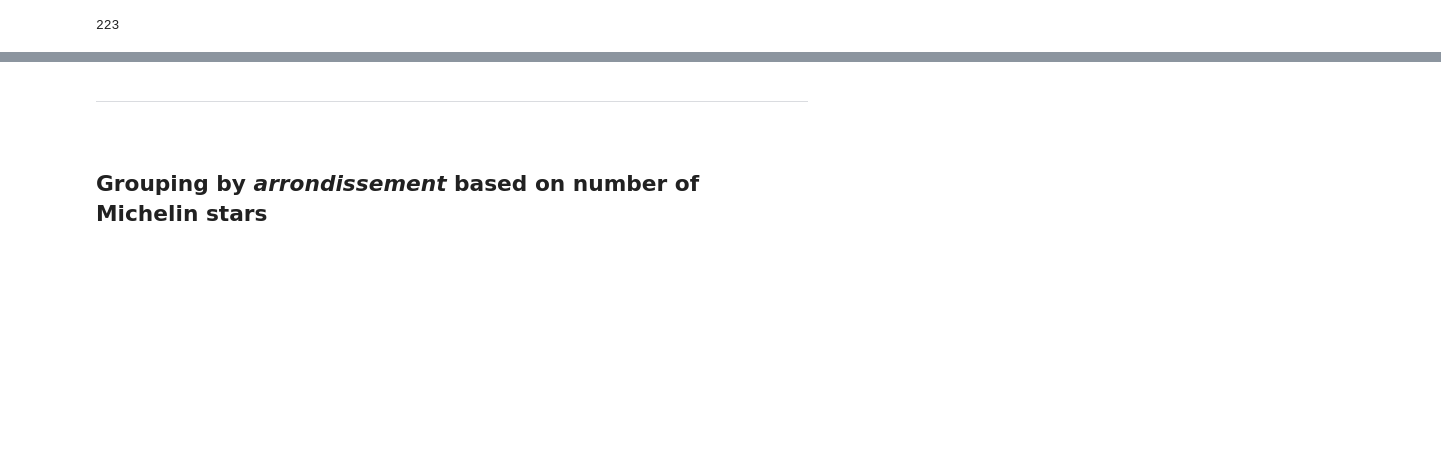
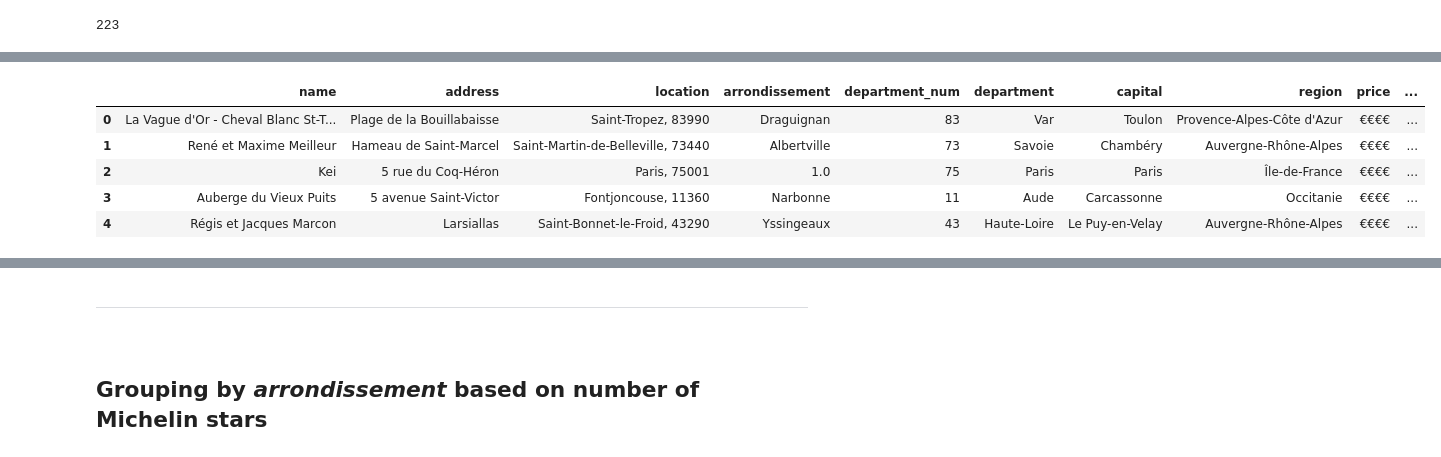
Before and after one commit to pineapple-bois/Michelin_Rated_Restaurants, a Jupyter notebook: Notebooks/France/France_Arrondissements.ipynb, the cells around one changed output, grey strips where cells are left out. Cells and saved outputs as stored; diff of their text form; code cells hidden in the pictures; blank space fills up the shorter version.

```diff
--- a/Notebooks/France/France_Arrondissements.ipynb
+++ b/Notebooks/France/France_Arrondissements.ipynb
@@ -224,0 +277,21 @@ france_df.arrondissement.nunique()
+# %%
+# Mask to identify rows with 'arrondissement' == 'Paris'
+mask_paris = all_france['arrondissement'] == 'Paris'
+
+# Extract the last two digits from the postal code for the mask
+all_france.loc[mask_paris, 'postal_digits'] = all_france.loc[mask_paris, 'location'].str[-2:].astype(int)
+
+# Overwrite the 'arrondissement' column for the mask
+all_france.loc[mask_paris, 'arrondissement'] = all_france.loc[mask_paris, 'postal_digits']
+
+# Drop the temporary 'postal_digits' column
+all_france.drop(columns=['postal_digits'], inplace=True, errors='ignore')  # Using errors='ignore' to ensure code doesn't break if column doesn't exist
+# %%
+all_france.head()
+# %% [output]
+|  | name | address | location | arrondissement | department_num | department | capital | region | price | ... |
+| 0 | La Vague d'Or - Cheval Blanc St-T... | Plage de la Bouillabaisse | Saint-Tropez, 83990 | Draguignan | 83 | Var | Toulon | Provence-Alpes-Côte d'Azur | €€€€ | ... |
+| 1 | René et Maxime Meilleur | Hameau de Saint-Marcel | Saint-Martin-de-Belleville, 73440 | Albertville | 73 | Savoie | Chambéry | Auvergne-Rhône-Alpes | €€€€ | ... |
+| 2 | Kei | 5 rue du Coq-Héron | Paris, 75001 | 1.0 | 75 | Paris | Paris | Île-de-France | €€€€ | ... |
+| 3 | Auberge du Vieux Puits | 5 avenue Saint-Victor | Fontjoncouse, 11360 | Narbonne | 11 | Aude | Carcassonne | Occitanie | €€€€ | ... |
+| 4 | Régis et Jacques Marcon | Larsiallas | Saint-Bonnet-le-Froid, 43290 | Yssingeaux | 43 | Haute-Loire | Le Puy-en-Velay | Auvergne-Rhône-Alpes | €€€€ | ... |
```
Also changed, not shown: parts of 13 cells of this notebook, 1 other file.
